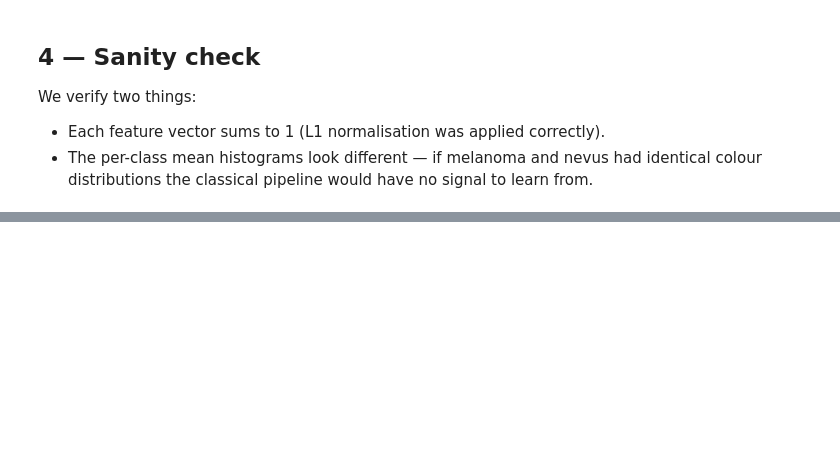
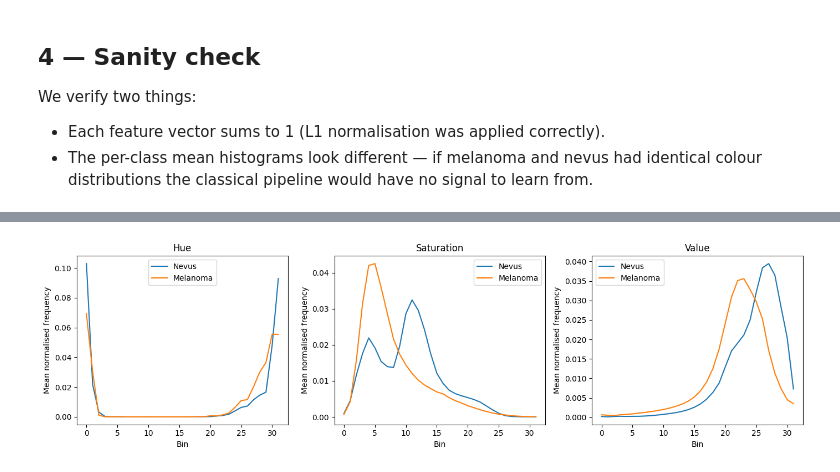
Before and after one commit to thomas-bove/skin_lesion_triage, a Jupyter notebook: skin_lesion/notebooks/02_feature_extraction.ipynb, the cells around one changed output, grey strips where cells are left out. Cells and saved outputs as stored; diff of their text form; code cells hidden in the pictures; blank space fills up the shorter version.

```diff
--- a/skin_lesion/notebooks/02_feature_extraction.ipynb
+++ b/skin_lesion/notebooks/02_feature_extraction.ipynb
@@ -118,0 +145,33 @@ for lbl, name in [(0, "Nevus"), (1, "Melanoma")]:
+# %%
+import matplotlib.pyplot as plt
+
+h_bins, s_bins, v_bins = HSV_BINS
+
+mean_nevus = X[y == 0].mean(axis=0)
+mean_mel = X[y == 1].mean(axis=0)
+
+fig, axes = plt.subplots(1, 3, figsize=(14, 4))
+
+slices = [
+    (0, h_bins, "Hue", "Bin"),
+    (h_bins, h_bins + s_bins, "Saturation", "Bin"),
+    (h_bins + s_bins, h_bins + s_bins + v_bins, "Value", "Bin"),
+]
+
+for ax, (a, b, title, xlabel) in zip(axes, slices):
+    ax.plot(mean_nevus[a:b], label="Nevus")
+    ax.plot(mean_mel[a:b], label="Melanoma")
+    ax.set_title(title)
+    ax.set_xlabel(xlabel)
+    ax.set_ylabel("Mean normalised frequency")
+    ax.legend()
+
+plt.tight_layout()
+
+FIGURES_DIR.mkdir(parents=True, exist_ok=True)
+out_path = FIGURES_DIR / "mean_hsv_histograms_by_class.png"
+
+plt.savefig(out_path, dpi=200)
+plt.show()
+# %% [output]
+[figure, added]
```
Also changed, not shown: parts of 5 cells of this notebook, 9 other files.
